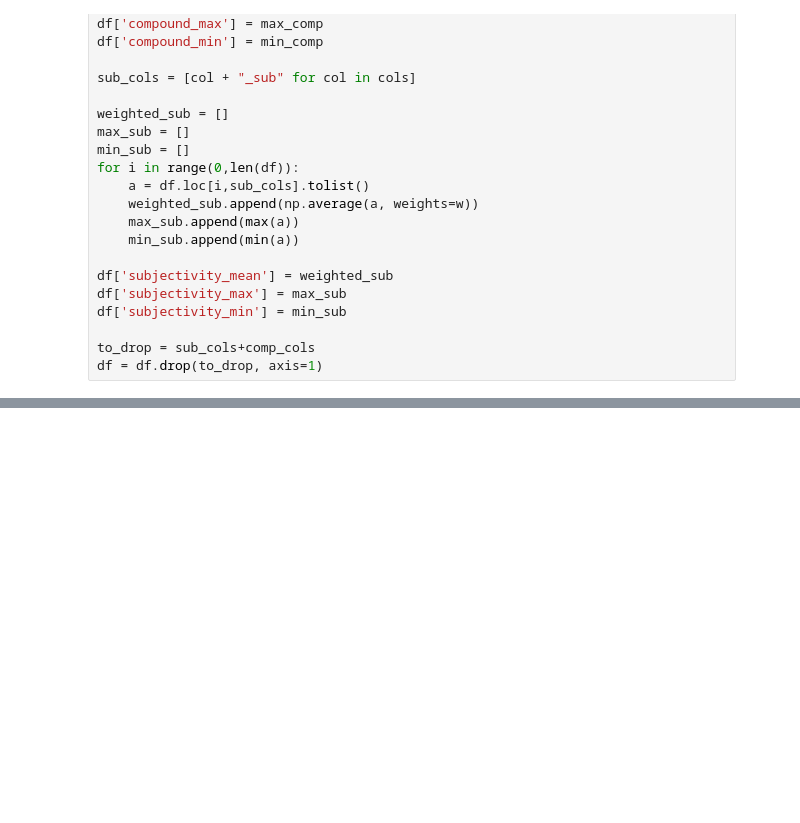
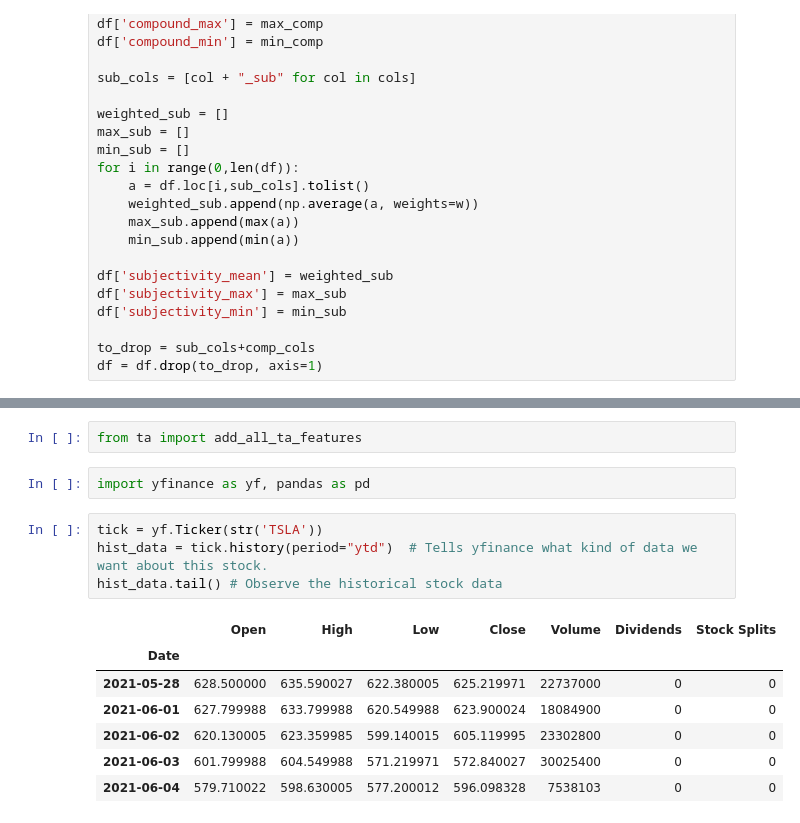
Before and after one commit to Amarilda/MscAston, a Jupyter notebook: MSC/Model.ipynb, the cells around one changed output, grey strips where cells are left out. Saved outputs shown, nothing was run; the diff lists cells and outputs as text; blank space fills up the shorter version.

```diff
--- a/MSC/Model.ipynb
+++ b/MSC/Model.ipynb
@@ -202,0 +186,16 @@ fig3.show()
+# %%
+from ta import add_all_ta_features
+# %%
+import yfinance as yf, pandas as pd
+# %%
+tick = yf.Ticker(str('TSLA'))
+hist_data = tick.history(period="ytd")  # Tells yfinance what kind of data we want about this stock.
+hist_data.tail() # Observe the historical stock data
+# %% [output]
+|  | Open | High | Low | Close | Volume | Dividends | Stock Splits |
+| Date |  |  |  |  |  |  |  |
+| 2021-05-28 | 628.500000 | 635.590027 | 622.380005 | 625.219971 | 22737000 | 0 | 0 |
+| 2021-06-01 | 627.799988 | 633.799988 | 620.549988 | 623.900024 | 18084900 | 0 | 0 |
+| 2021-06-02 | 620.130005 | 623.359985 | 599.140015 | 605.119995 | 23302800 | 0 | 0 |
+| 2021-06-03 | 601.799988 | 604.549988 | 571.219971 | 572.840027 | 30025400 | 0 | 0 |
+| 2021-06-04 | 579.710022 | 598.630005 | 577.200012 | 596.098328 | 7538103 | 0 | 0 |
```
Also changed, not shown: parts of 10 cells of this notebook, 2 other files.
